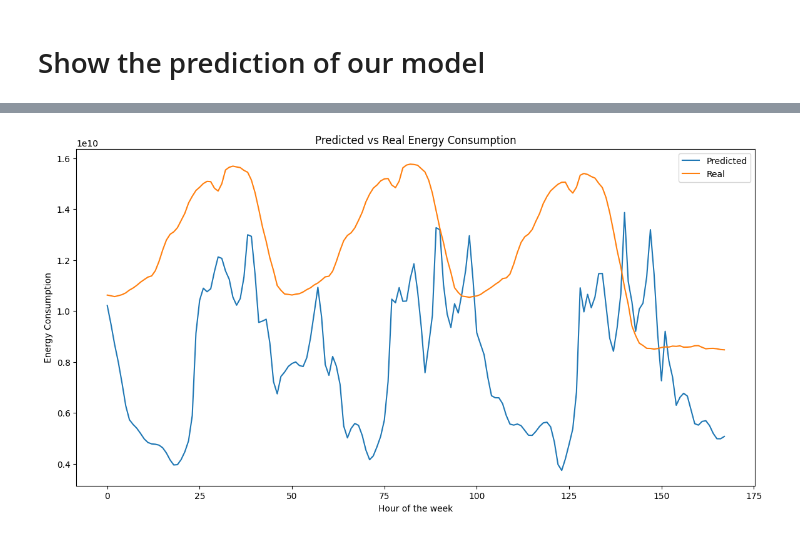
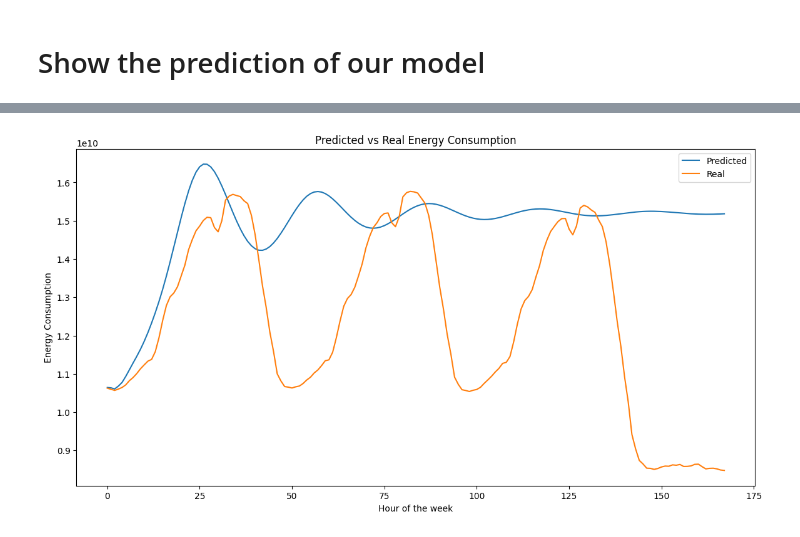
Before and after one commit to nathanbrites/EI_TS_CS, a Jupyter notebook: explo_pytorch.ipynb, the cells around one changed output, grey strips where cells are left out. Cells and saved outputs as stored; diff of their text form; code cells hidden in the pictures.

Commit message:
correction brought to the model (input the hidden state to the FC layer instead of the cell state)

```diff
--- a/explo_pytorch.ipynb
+++ b/explo_pytorch.ipynb
@@ -172,14 +174,14 @@ def train_model(model, train_loader, test_loader, num_epochs, learning_rate, pat
     return model
 # %%
 # Set the input sequence length to one week (168 hours)
-input_seq_len = 24*3
+input_seq_len = 24*6
 output = 1
 # Initialize the encoder and decoder
 model = Model(input_size=1, output_size=output, hidden_dim=128, n_layers=3)
 
 # Set the number of training epochs and learning rate
 num_epochs = 1000
-learning_rate = 0.0001
+learning_rate = 0.00001
 
 # Get the data loaders
 file_path = "data/bilan-electrique.csv"
@@ -204,7 +202,7 @@ Epoch [12/1000], Loss: 0.1163, Test Loss: 0.1147
 # %% [markdown]
 # Show the prediction of our model
 # %%
-def forecast(model, df, sequence_length, output_seq_len, scaler, to_predict = 48*7):
+def forecast(model, df, sequence_length, scaler, to_predict):
     # Extract the last week data and scale it
     last_week = df['consommation_hta'].values[-(sequence_length+to_predict):].reshape(-1, 1)
     last_week_scaled = scaler.transform(last_week)
@@ -219,8 +217,8 @@ def forecast(model, df, sequence_length, output_seq_len, scaler, to_predict = 48
         for i in range(to_predict):  # 24 hours * 7 days = 168 hours
             sequence = torch.FloatTensor(sequence)  # get the last sequence_length values
             sequence = sequence.unsqueeze(0)  # add a batch dimension
-            prediction, _ = model(sequence)  # make a prediction
-            predicted_value = prediction[0, -1, :].item()  # get the last value (last hour prediction)
+            prediction = model(sequence)  # make a prediction
+            predicted_value = prediction[0, -1].item()  # get the last value (last hour prediction)
             predicted.append(scaler.inverse_transform([[predicted_value]]))  # reverse the scaling and append the prediction to the list
 
             # Append the real value to the list
@@ -240,8 +238,9 @@ def forecast(model, df, sequence_length, output_seq_len, scaler, to_predict = 48
 
     return predicted, real
 # %%
-time_to_predict = 24*7
-predicted, real = forecast(model, df, input_seq_len, output, scaler, to_predict = time_to_predict)
-print(predicted)
+time_to_predict = 24*6
+predicted, real = forecast(model, df, input_seq_len, scaler, to_predict = time_to_predict)
+print(len(predicted))
+print(len(real))
 # %% [output]
 (240, 1)
@@ -249,12 +248,0 @@ print(predicted)
-# %%
-#plot sequence length
-last_week = df['consommation_hta'].values[-(input_seq_len+time_to_predict):].reshape(-1, 1)
-last_week_scaled = scaler.transform(last_week)
-print(last_week.shape)
-model.eval()  # set the model to evaluation mode
-predicted = []  # list to store the predicted values
-real = []  # list to store the real values
-first_seq = last_week_scaled[:-time_to_predict]
-#unscale
-first_seq = scaler.inverse_transform(first_seq)
-plt.plot(first_seq)
@@ -265,15 +249,14 @@ plt.plot(first_seq)
 # %%
 # Create the x axis. It represents the hour of the week from 0 to 168
-x = list(range(time_to_predict))
-
+x = list(range(0, time_to_predict))
 # Plot the predicted and real values
 plt.figure(figsize=(14, 7))
 plt.plot(x, predicted, label='Predicted')
 plt.plot(x, real, label='Real')
 plt.title('Predicted vs Real Energy Consumption')
 plt.xlabel('Hour of the week')
 plt.ylabel('Energy Consumption')
 plt.legend()
 plt.show()
 # %% [output]
-[figure, old version]
+[figure, new version]
```
Also changed, not shown: parts of 5 cells of this notebook.
